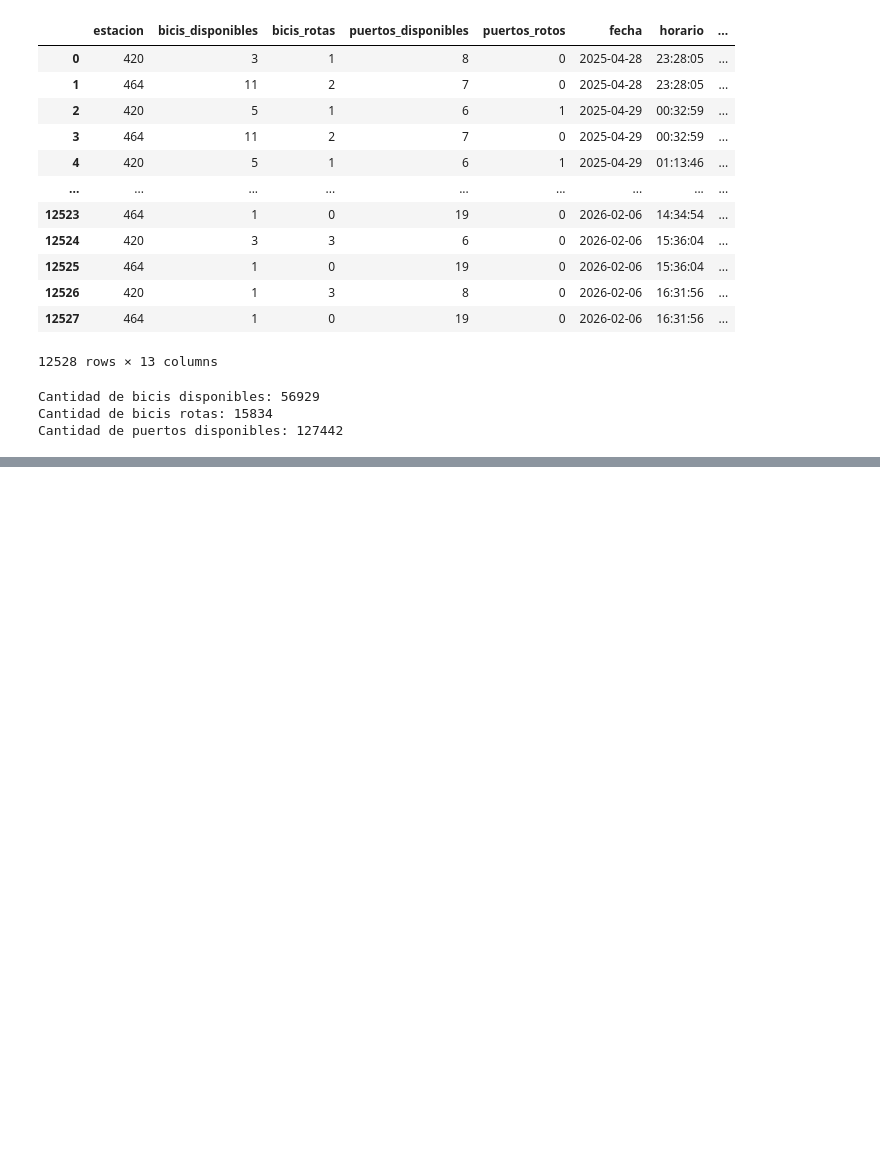
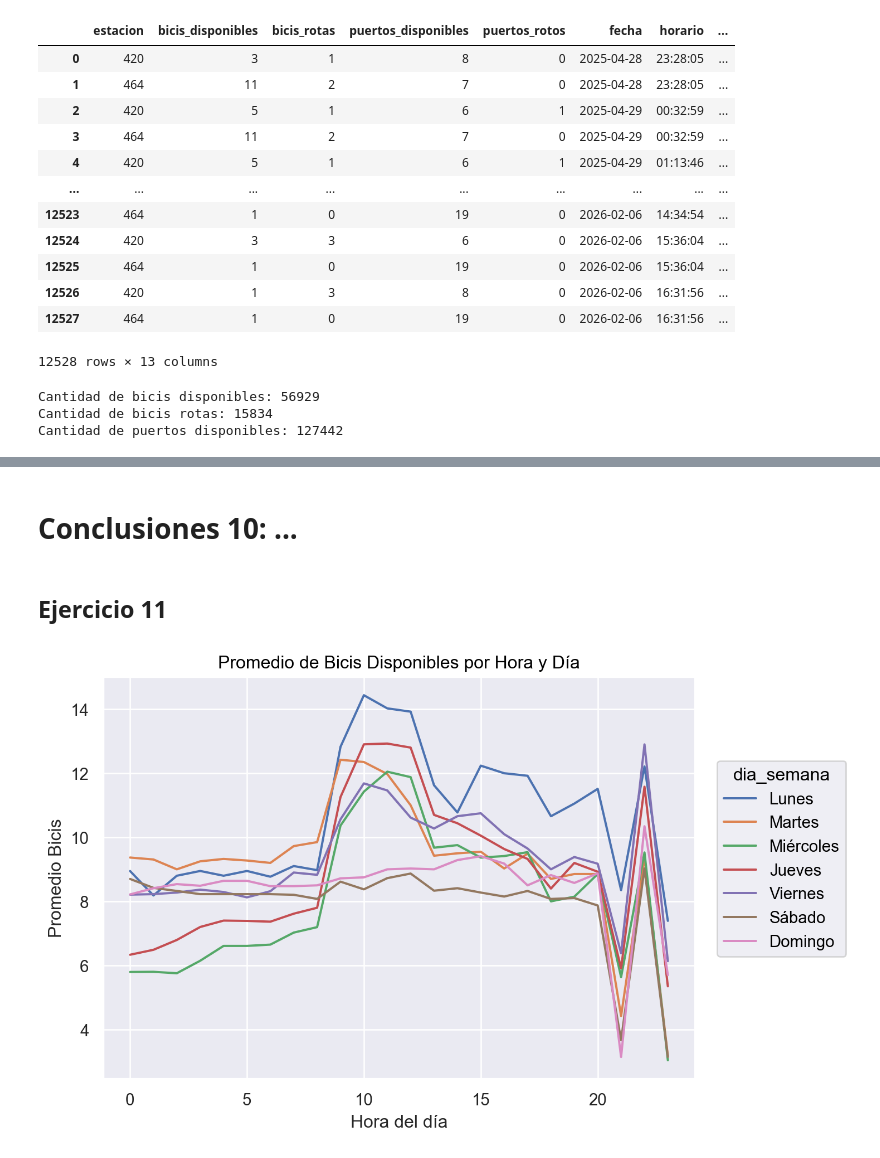
Before and after one commit to leonelifernandez12/labo_datos, a Jupyter notebook: tp1.ipynb, the cells around one changed output, grey strips where cells are left out. Drawn from its saved outputs; the diff is of its cells as text; code cells hidden in the pictures; blank space fills up the shorter version.

```diff
--- a/tp1.ipynb
+++ b/tp1.ipynb
@@ -442,0 +442,11 @@ datos_eda_agrupados
+# %% [markdown]
+# Conclusiones 10: ...
+# %% [markdown]
+## Ejercicio 11
+# %%
+(
+    so.Plot(datos_eda_agrupados, x="hora", y="cantidad_bicis_disponibles", color="dia_semana")
+    .add(so.Line(), so.Agg("mean"))
+)
+# %% [output]
+[figure, added]
```
Also changed, not shown: parts of 15 cells of this notebook, 1 other file.
